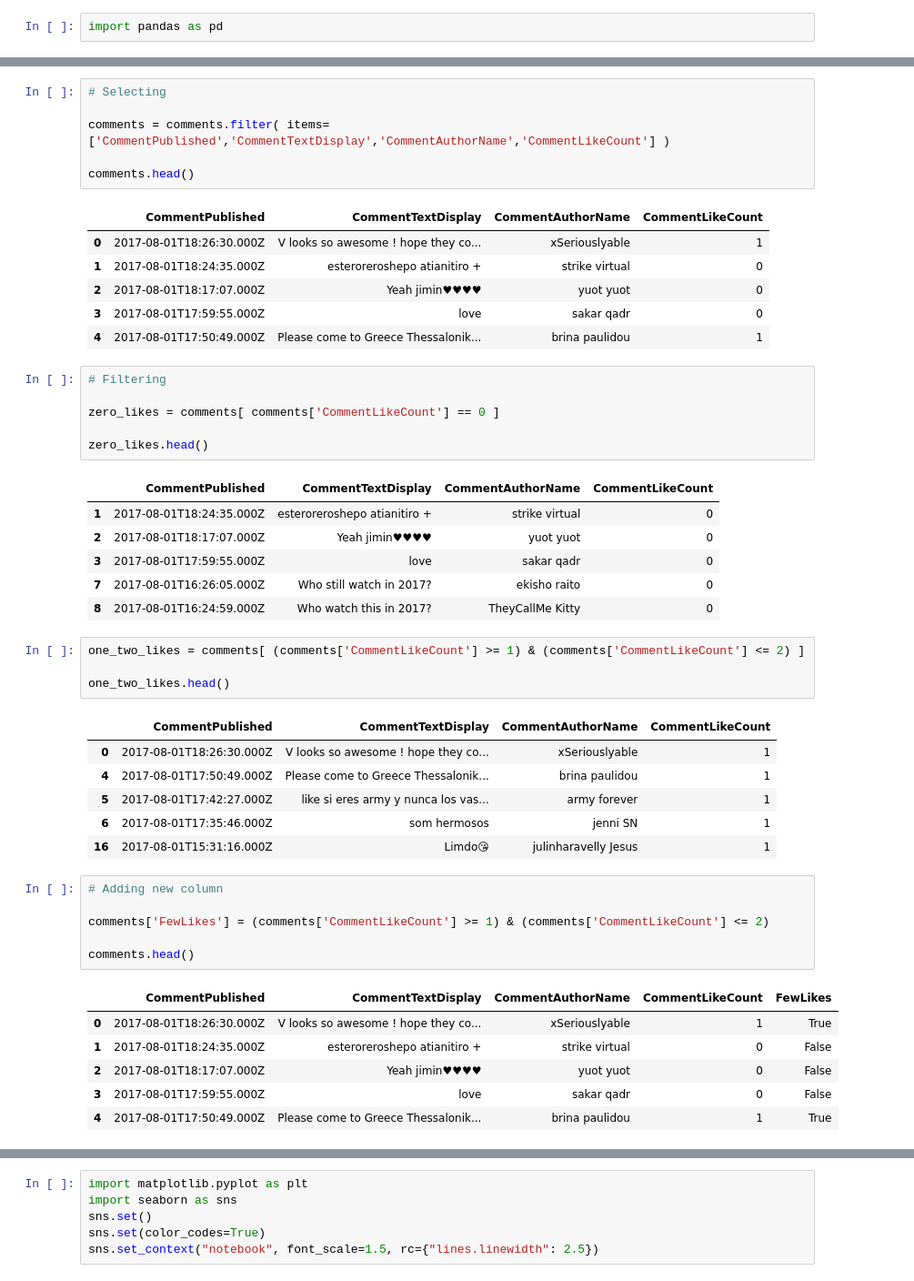
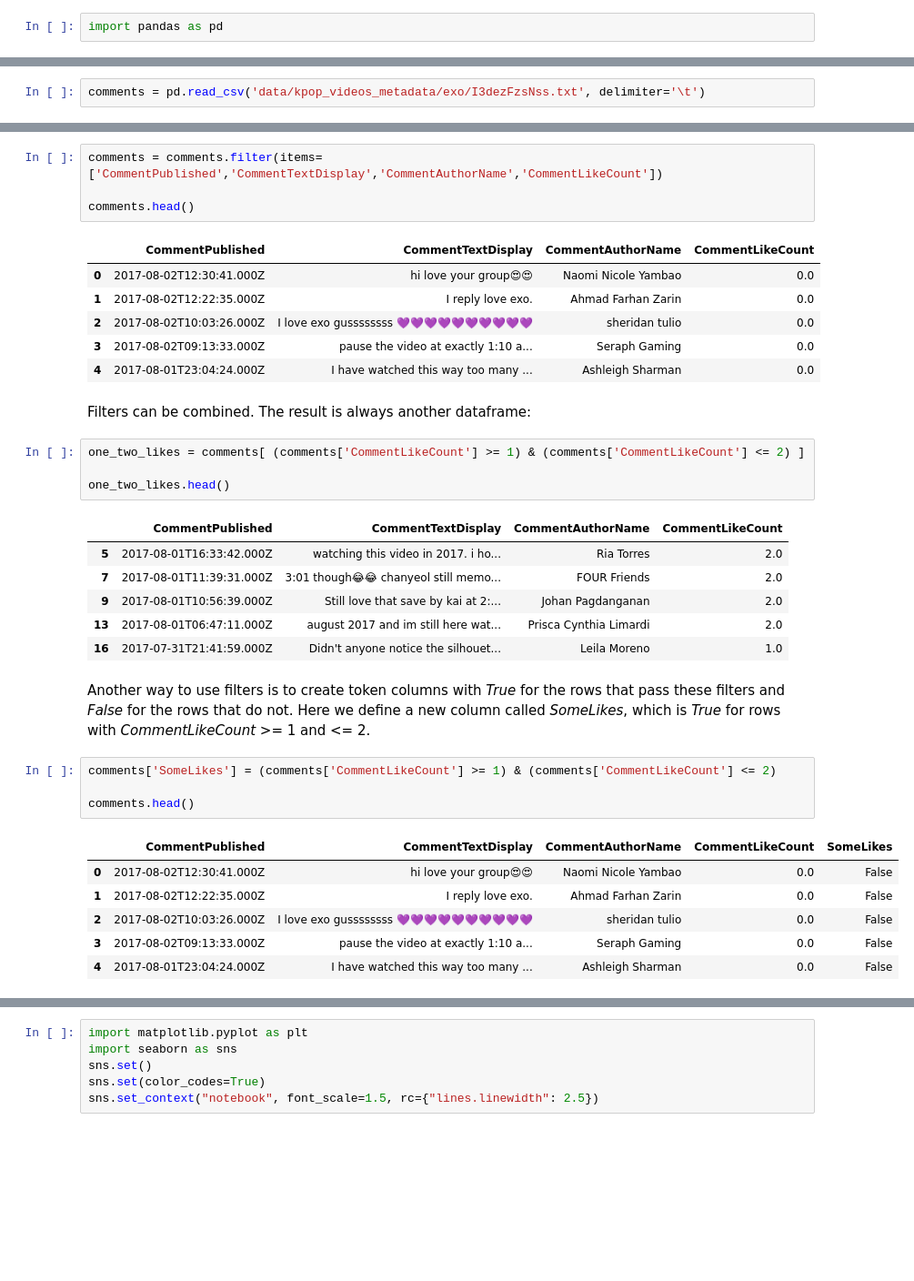
Before and after one commit to Periwynkle/genesys-nlp-workshop, a Jupyter notebook: introduction_to_python/python_workshop_morning.ipynb, the cells around one changed output, grey strips where cells are left out. Shown at 91% size. Cells and saved outputs as stored; diff of their text form; blank space fills up the shorter version.

```diff
--- a/introduction_to_python/python_workshop_morning.ipynb
+++ b/introduction_to_python/python_workshop_morning.ipynb
@@ -117,0 +148,2 @@ comments.head()
+# %%
+comments = pd.read_csv('data/kpop_videos_metadata/exo/I3dezFzsNss.txt', delimiter='\t')
@@ -118,50 +163,37 @@ comments.head()
 # %%
-# Selecting
-
-comments = comments.filter( items=['CommentPublished','CommentTextDisplay','CommentAuthorName','CommentLikeCount'] )
+comments = comments.filter(items=['CommentPublished','CommentTextDisplay','CommentAuthorName','CommentLikeCount'])
 
 comments.head()
 # %% [output]
 |  | CommentPublished | CommentTextDisplay | CommentAuthorName | CommentLikeCount |
-| 0 | 2017-08-01T18:26:30.000Z | V looks so awesome ! hope they co... | xSeriouslyable | 1 |
-| 1 | 2017-08-01T18:24:35.000Z | esteroreroshepo atianitiro + | strike virtual | 0 |
-| 2 | 2017-08-01T18:17:07.000Z | Yeah jimin♥♥♥♥ | yuot yuot | 0 |
-| 3 | 2017-08-01T17:59:55.000Z | love | sakar qadr | 0 |
-| 4 | 2017-08-01T17:50:49.000Z | Please come to Greece Thessalonik... | brina paulidou | 1 |
+| 0 | 2017-08-02T12:30:41.000Z | hi love your group😍😍 | Naomi Nicole Yambao | 0.0 |
+| 1 | 2017-08-02T12:22:35.000Z | I reply love exo. | Ahmad Farhan Zarin | 0.0 |
+| 2 | 2017-08-02T10:03:26.000Z | I love exo gussssssss 💜💜💜💜💜💜💜💜💜💜 | sheridan tulio | 0.0 |
+| 3 | 2017-08-02T09:13:33.000Z | pause the video at exactly 1:10 a... | Seraph Gaming | 0.0 |
+| 4 | 2017-08-01T23:04:24.000Z | I have watched this way too many ... | Ashleigh Sharman | 0.0 |
-# %%
-# Filtering
-
-zero_likes = comments[ comments['CommentLikeCount'] == 0 ]
-
-zero_likes.head()
-# %% [output]
-|  | CommentPublished | CommentTextDisplay | CommentAuthorName | CommentLikeCount |
-| 1 | 2017-08-01T18:24:35.000Z | esteroreroshepo atianitiro + | strike virtual | 0 |
-| 2 | 2017-08-01T18:17:07.000Z | Yeah jimin♥♥♥♥ | yuot yuot | 0 |
-| 3 | 2017-08-01T17:59:55.000Z | love | sakar qadr | 0 |
-| 7 | 2017-08-01T16:26:05.000Z | Who still watch in 2017? | ekisho raito | 0 |
-| 8 | 2017-08-01T16:24:59.000Z | Who watch this in 2017? | TheyCallMe Kitty | 0 |
+# %% [markdown]
+Filters can be combined. The result is always another dataframe:
 # %%
 one_two_likes = comments[ (comments['CommentLikeCount'] >= 1) & (comments['CommentLikeCount'] <= 2) ]
 
 one_two_likes.head()
 # %% [output]
 |  | CommentPublished | CommentTextDisplay | CommentAuthorName | CommentLikeCount |
-| 0 | 2017-08-01T18:26:30.000Z | V looks so awesome ! hope they co... | xSeriouslyable | 1 |
-| 4 | 2017-08-01T17:50:49.000Z | Please come to Greece Thessalonik... | brina paulidou | 1 |
-| 5 | 2017-08-01T17:42:27.000Z | like si eres army y nunca los vas... | army forever | 1 |
-| 6 | 2017-08-01T17:35:46.000Z | som hermosos | jenni SN | 1 |
-| 16 | 2017-08-01T15:31:16.000Z | Limdo😘 | julinharavelly Jesus | 1 |
+| 5 | 2017-08-01T16:33:42.000Z | watching this video in 2017. i ho... | Ria Torres | 2.0 |
+| 7 | 2017-08-01T11:39:31.000Z | 3:01 though😂😂 chanyeol still memo... | FOUR Friends | 2.0 |
+| 9 | 2017-08-01T10:56:39.000Z | Still love that save by kai at 2:... | Johan Pagdanganan | 2.0 |
+| 13 | 2017-08-01T06:47:11.000Z | august 2017 and im still here wat... | Prisca Cynthia Limardi | 2.0 |
+| 16 | 2017-07-31T21:41:59.000Z | Didn't anyone notice the silhouet... | Leila Moreno | 1.0 |
+# %% [markdown]
+Another way to use filters is to create token columns with _True_ for the rows that pass these filters and _False_ for the rows that do not. Here we define a new column called _SomeLikes_, which is _True_ for rows with _CommentLikeCount_ >= 1 and <= 2.
 # %%
-# Adding new column
-
-comments['FewLikes'] = (comments['CommentLikeCount'] >= 1) & (comments['CommentLikeCount'] <= 2)
+comments['SomeLikes'] = (comments['CommentLikeCount'] >= 1) & (comments['CommentLikeCount'] <= 2)
 
 comments.head()
 # %% [output]
-|  | CommentPublished | CommentTextDisplay | CommentAuthorName | CommentLikeCount | FewLikes |
-| 0 | 2017-08-01T18:26:30.000Z | V looks so awesome ! hope they co... | xSeriouslyable | 1 | True |
-| 1 | 2017-08-01T18:24:35.000Z | esteroreroshepo atianitiro + | strike virtual | 0 | False |
-| 2 | 2017-08-01T18:17:07.000Z | Yeah jimin♥♥♥♥ | yuot yuot | 0 | False |
-| 3 | 2017-08-01T17:59:55.000Z | love | sakar qadr | 0 | False |
-| 4 | 2017-08-01T17:50:49.000Z | Please come to Greece Thessalonik... | brina paulidou | 1 | True |
+|  | CommentPublished | CommentTextDisplay | CommentAuthorName | CommentLikeCount | SomeLikes |
+| 0 | 2017-08-02T12:30:41.000Z | hi love your group😍😍 | Naomi Nicole Yambao | 0.0 | False |
+| 1 | 2017-08-02T12:22:35.000Z | I reply love exo. | Ahmad Farhan Zarin | 0.0 | False |
+| 2 | 2017-08-02T10:03:26.000Z | I love exo gussssssss 💜💜💜💜💜💜💜💜💜💜 | sheridan tulio | 0.0 | False |
+| 3 | 2017-08-02T09:13:33.000Z | pause the video at exactly 1:10 a... | Seraph Gaming | 0.0 | False |
+| 4 | 2017-08-01T23:04:24.000Z | I have watched this way too many ... | Ashleigh Sharman | 0.0 | False |
```
Also changed, not shown: parts of 73 cells of this notebook.
